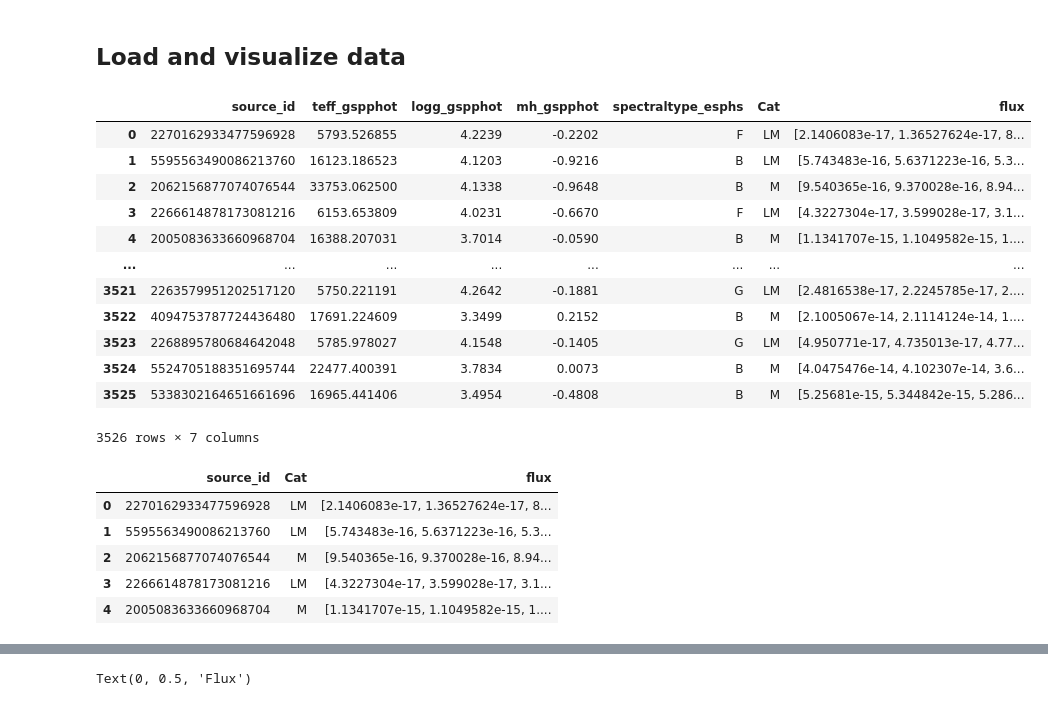
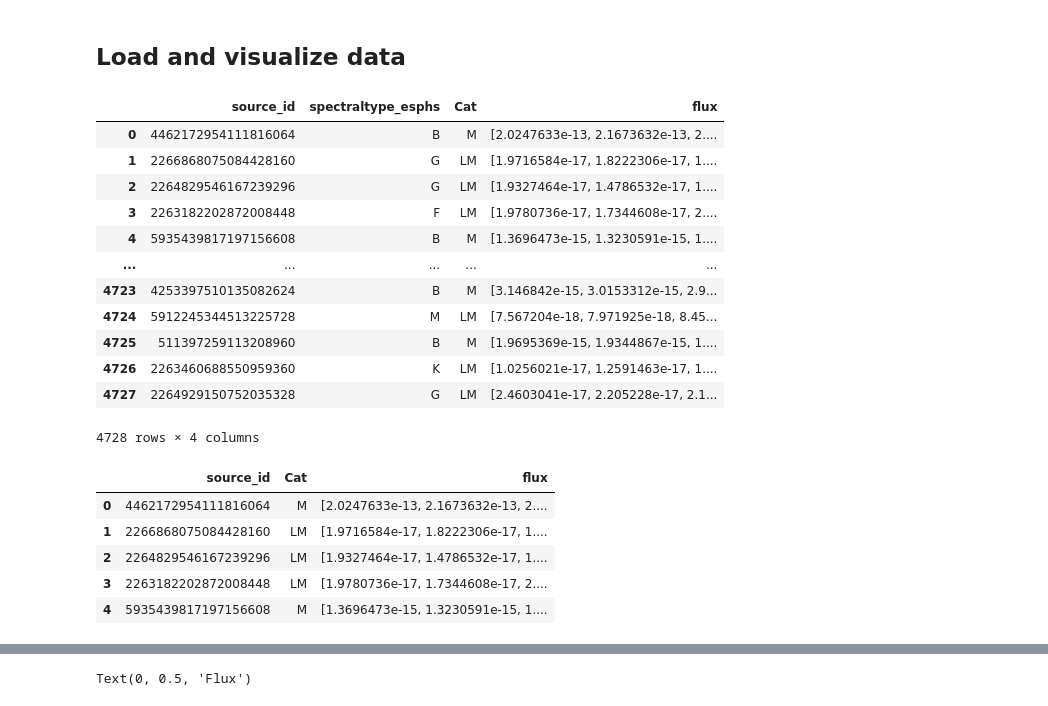
Before and after one commit to bananya-ml/research, a Jupyter notebook: notebooks/deep networks/classification/predict_cnn.ipynb, the cells around one changed output, grey strips where cells are left out. Cells and saved outputs as stored; diff of their text form; code cells hidden in the pictures.

```diff
--- a/notebooks/deep networks/classification/predict_cnn.ipynb
+++ b/notebooks/deep networks/classification/predict_cnn.ipynb
@@ -25,33 +25,33 @@ from utils.plot_gif import create_gif
 # %% [markdown]
 ## Load and visualize data
 # %%
-test_dir = '../../../data/Gaia DR3/splits/test.parquet'
+test_dir = '../../../data/Gaia DR3/splits/bin_clf/bin_cat_test.parquet'
 data = pd.read_parquet(test_dir)
 data
 # %% [output]
-|  | source_id | teff_gspphot | logg_gspphot | mh_gspphot | spectraltype_esphs | Cat | flux |
-| 0 | 2270162933477596928 | 5793.526855 | 4.2239 | -0.2202 | F | LM | [2.1406083e-17, 1.36527624e-17, 8... |
-| 1 | 5595563490086213760 | 16123.186523 | 4.1203 | -0.9216 | B | LM | [5.743483e-16, 5.6371223e-16, 5.3... |
-| 2 | 2062156877074076544 | 33753.062500 | 4.1338 | -0.9648 | B | M | [9.540365e-16, 9.370028e-16, 8.94... |
-| 3 | 2266614878173081216 | 6153.653809 | 4.0231 | -0.6670 | F | LM | [4.3227304e-17, 3.599028e-17, 3.1... |
-| 4 | 2005083633660968704 | 16388.207031 | 3.7014 | -0.0590 | B | M | [1.1341707e-15, 1.1049582e-15, 1.... |
-| ... | ... | ... | ... | ... | ... | ... | ... |
-| 3521 | 2263579951202517120 | 5750.221191 | 4.2642 | -0.1881 | G | LM | [2.4816538e-17, 2.2245785e-17, 2.... |
-| 3522 | 4094753787724436480 | 17691.224609 | 3.3499 | 0.2152 | B | M | [2.1005067e-14, 2.1114124e-14, 1.... |
-| 3523 | 2268895780684642048 | 5785.978027 | 4.1548 | -0.1405 | G | LM | [4.950771e-17, 4.735013e-17, 4.77... |
-| 3524 | 5524705188351695744 | 22477.400391 | 3.7834 | 0.0073 | B | M | [4.0475476e-14, 4.102307e-14, 3.6... |
-| 3525 | 5338302164651661696 | 16965.441406 | 3.4954 | -0.4808 | B | M | [5.25681e-15, 5.344842e-15, 5.286... |
+|  | source_id | spectraltype_esphs | Cat | flux |
+| 0 | 4462172954111816064 | B | M | [2.0247633e-13, 2.1673632e-13, 2.... |
+| 1 | 2266868075084428160 | G | LM | [1.9716584e-17, 1.8222306e-17, 1.... |
+| 2 | 2264829546167239296 | G | LM | [1.9327464e-17, 1.4786532e-17, 1.... |
+| 3 | 2263182202872008448 | F | LM | [1.9780736e-17, 1.7344608e-17, 2.... |
+| 4 | 5935439817197156608 | B | M | [1.3696473e-15, 1.3230591e-15, 1.... |
+| ... | ... | ... | ... | ... |
+| 4723 | 4253397510135082624 | B | M | [3.146842e-15, 3.0153312e-15, 2.9... |
+| 4724 | 5912245344513225728 | M | LM | [7.567204e-18, 7.971925e-18, 8.45... |
+| 4725 | 511397259113208960 | B | M | [1.9695369e-15, 1.9344867e-15, 1.... |
+| 4726 | 2263460688550959360 | K | LM | [1.0256021e-17, 1.2591463e-17, 1.... |
+| 4727 | 2264929150752035328 | G | LM | [2.4603041e-17, 2.205228e-17, 2.1... |
-3526 rows × 7 columns
+4728 rows × 4 columns
 # %%
-df = data.drop(columns = ['teff_gspphot', 'logg_gspphot', 'mh_gspphot', 'spectraltype_esphs'])
+df = data.drop(columns = ['spectraltype_esphs'])
 df.head()
 # %% [output]
 |  | source_id | Cat | flux |
-| 0 | 2270162933477596928 | LM | [2.1406083e-17, 1.36527624e-17, 8... |
-| 1 | 5595563490086213760 | LM | [5.743483e-16, 5.6371223e-16, 5.3... |
-| 2 | 2062156877074076544 | M | [9.540365e-16, 9.370028e-16, 8.94... |
-| 3 | 2266614878173081216 | LM | [4.3227304e-17, 3.599028e-17, 3.1... |
-| 4 | 2005083633660968704 | M | [1.1341707e-15, 1.1049582e-15, 1.... |
+| 0 | 4462172954111816064 | M | [2.0247633e-13, 2.1673632e-13, 2.... |
+| 1 | 2266868075084428160 | LM | [1.9716584e-17, 1.8222306e-17, 1.... |
+| 2 | 2264829546167239296 | LM | [1.9327464e-17, 1.4786532e-17, 1.... |
+| 3 | 2263182202872008448 | LM | [1.9780736e-17, 1.7344608e-17, 2.... |
+| 4 | 5935439817197156608 | M | [1.3696473e-15, 1.3230591e-15, 1.... |
 # %%
 # rerun this cell to see random examples of different spectra
 
```
Also changed, not shown: parts of 12 cells of this notebook, 21 other files.
